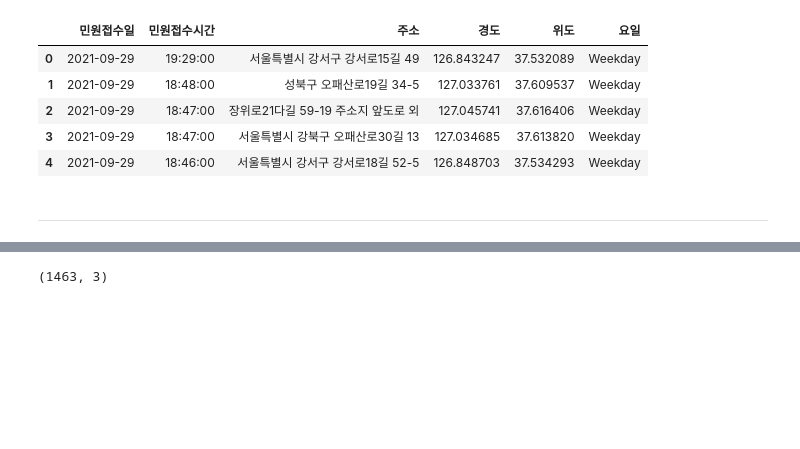
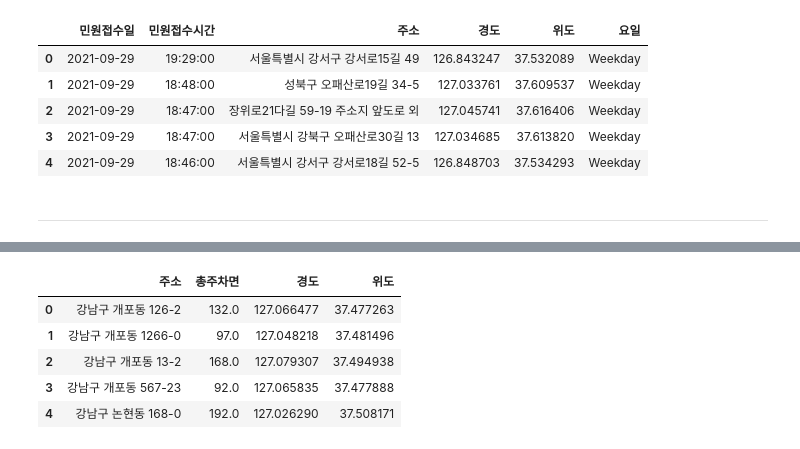
Before and after one commit to vxlmlxv/20251R0136COSE47101, a Jupyter notebook: grouping.ipynb, the cells around one changed output, grey strips where cells are left out. Cells and saved outputs as stored; diff of their text form; code cells hidden in the pictures; blank space fills up the shorter version.

```diff
--- a/grouping.ipynb
+++ b/grouping.ipynb
@@ -107,8 +117,12 @@ parks = parks[['latitude', 'longitude', 'address']]
 # %%
 parks.head()
-parks.shape
 # %% [output]
-(1463, 3)
+|  | 주소 | 총주차면 | 경도 | 위도 |
+| 0 | 강남구 개포동 126-2 | 132.0 | 127.066477 | 37.477263 |
+| 1 | 강남구 개포동 1266-0 | 97.0 | 127.048218 | 37.481496 |
+| 2 | 강남구 개포동 13-2 | 168.0 | 127.079307 | 37.494938 |
+| 3 | 강남구 개포동 567-23 | 92.0 | 127.065835 | 37.477888 |
+| 4 | 강남구 논현동 168-0 | 192.0 | 127.026290 | 37.508171 |
 # %%
 def haversine_array(lat, lon, coords):
     R = 6371000  # m
```
Also changed, not shown: parts of 5 cells of this notebook, 2 other files.
